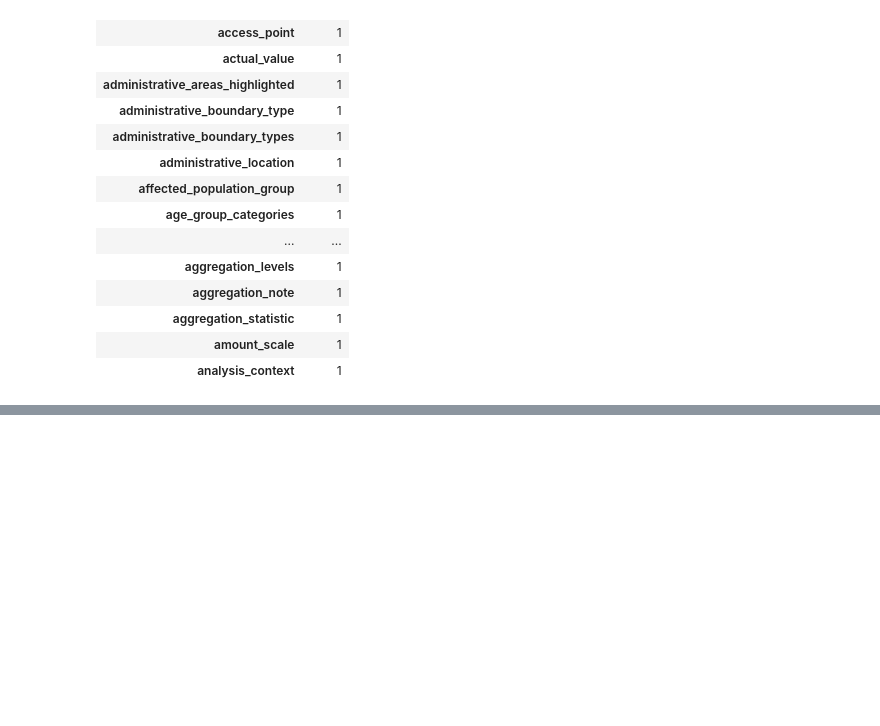
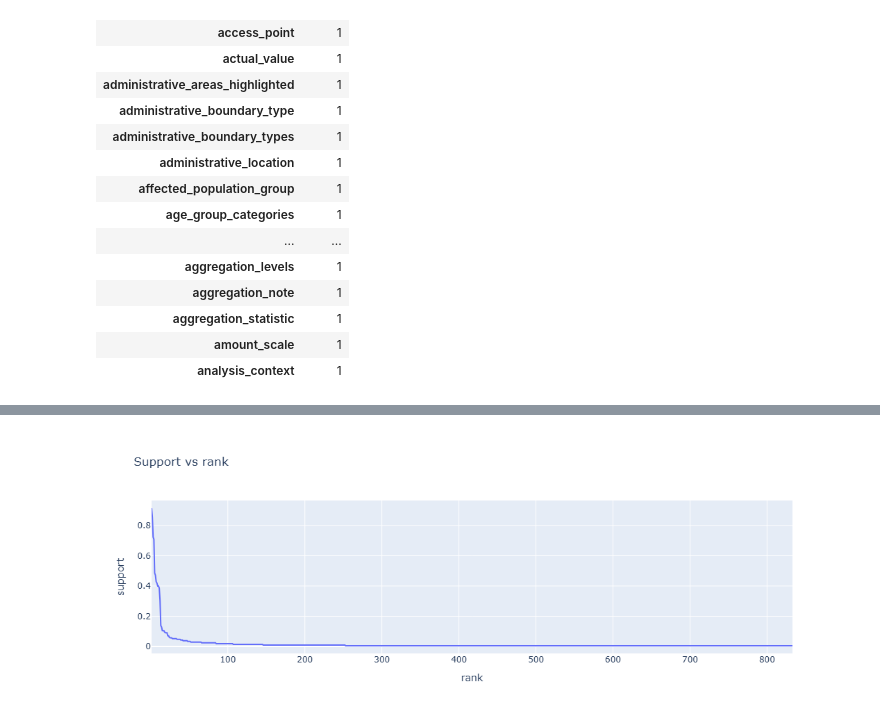
Before and after one commit to ajdajd/data-snapshot, a Jupyter notebook: notebooks/schema_discovery/7.0-eda_for_paper.ipynb, the cells around one changed output, grey strips where cells are left out. Cells and saved outputs as stored; diff of their text form; code cells hidden in the pictures; blank space fills up the shorter version.

```diff
--- a/notebooks/schema_discovery/7.0-eda_for_paper.ipynb
+++ b/notebooks/schema_discovery/7.0-eda_for_paper.ipynb
@@ -608,0 +712,7 @@ single_fields_count[single_fields_count["count"] == 1].head(20)
+# %%
+df = df.sort_values("support", ascending=False)
+df["rank"] = range(1, len(df) + 1)
+
+px.line(df, x="rank", y="support", height=400, width=800, title="Support vs rank")
+# %% [output]
+[figure, added]
```
Also changed, not shown: parts of 36 cells of this notebook.
